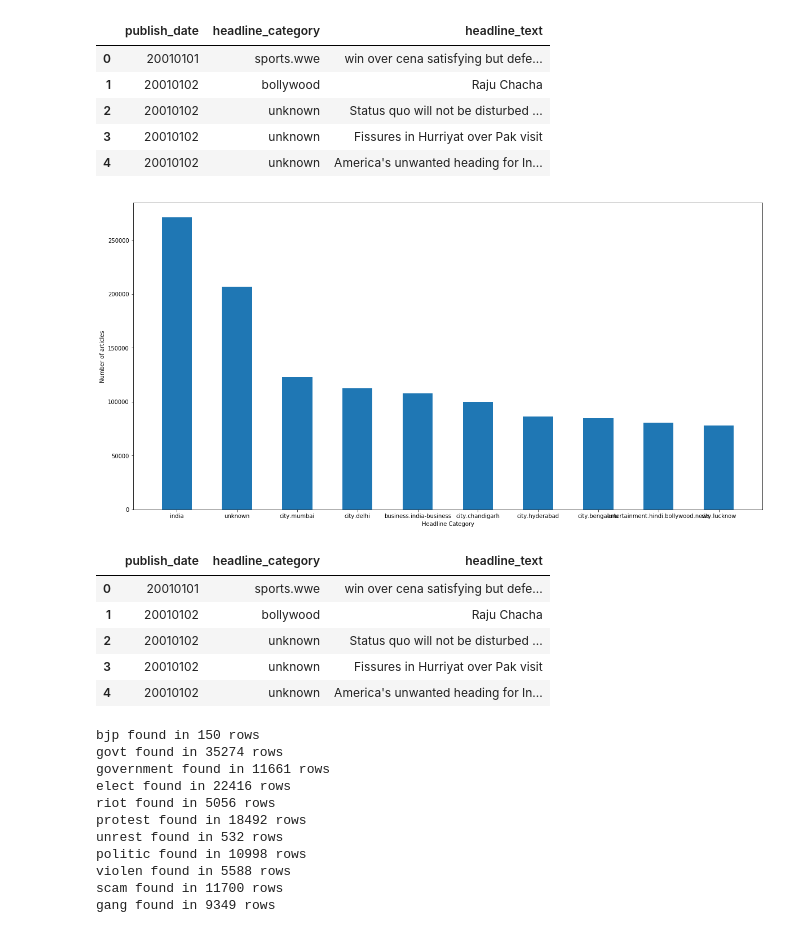
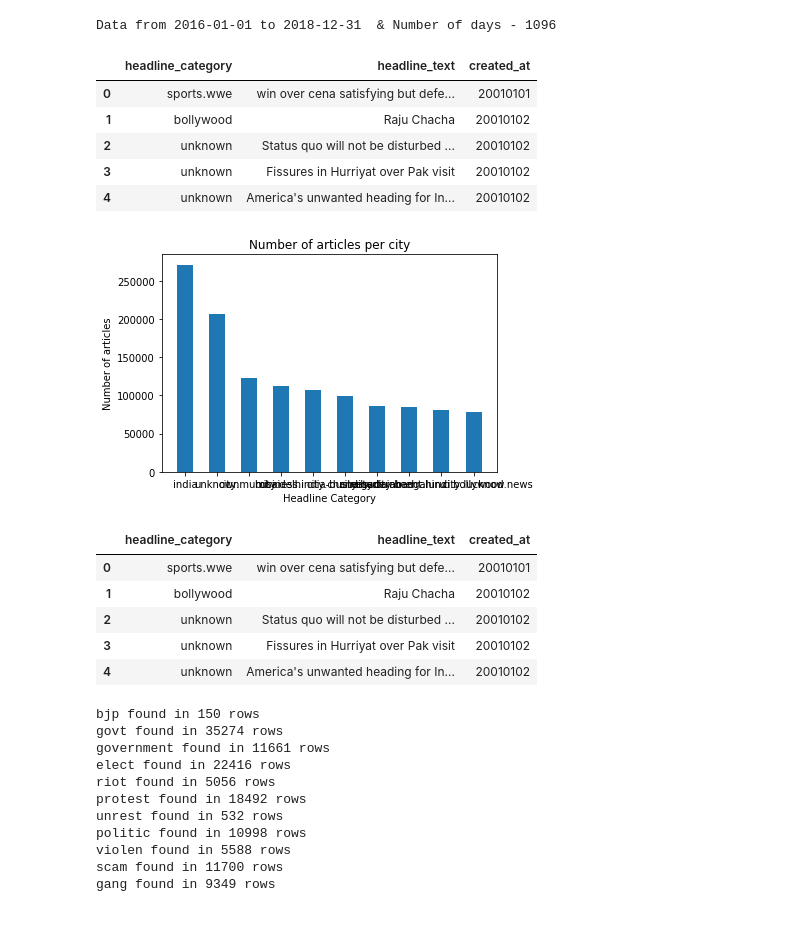
Before and after one commit to aashish-jain/Social-unrest-prediction, a Jupyter notebook: notebooks/headlines_dataset.ipynb, the cells around one changed output. Saved outputs shown, nothing was run; the diff lists cells and outputs as text; code cells hidden in the pictures.

Commit message:
made compatible functions & headlines

```diff
--- a/notebooks/headlines_dataset.ipynb
+++ b/notebooks/headlines_dataset.ipynb
@@ -14,28 +16,39 @@ The autoreload extension is already loaded. To reload it, use:
 # %%
 df = pd.read_csv("../../data/india-news-headlines.csv")
+# %%
+labels = process_acled_csv("../../data/1900-01-01-2019-03-23-India.csv",
+                           top_locations=30,
+                           end="31-dec-2018")
+# %% [output]
+Data from 2016-01-01 to 2018-12-31  & Number of days - 1096
+# %%
+df["created_at"] = df["publish_date"]
+del df["publish_date"]
 # %%
 df.head(5)
 # %% [output]
-|  | publish_date | headline_category | headline_text |
-| 0 | 20010101 | sports.wwe | win over cena satisfying but defe... |
-| 1 | 20010102 | bollywood | Raju Chacha |
-| 2 | 20010102 | unknown | Status quo will not be disturbed ... |
-| 3 | 20010102 | unknown | Fissures in Hurriyat over Pak visit |
-| 4 | 20010102 | unknown | America's unwanted heading for In... |
+|  | headline_category | headline_text | created_at |
+| 0 | sports.wwe | win over cena satisfying but defe... | 20010101 |
+| 1 | bollywood | Raju Chacha | 20010102 |
+| 2 | unknown | Status quo will not be disturbed ... | 20010102 |
+| 3 | unknown | Fissures in Hurriyat over Pak visit | 20010102 |
+| 4 | unknown | America's unwanted heading for In... | 20010102 |
 # %%
-plot_counter(df.headline_category, xlabel="Headline Category",
+plot_counter(df.headline_category,
+             title="Number of articles per city",
+             xlabel="Headline Category",
              ylabel="Number of articles")
 # %% [output]
-[figure, old version]
+[figure, new version]
 # %%
 df.head(5)
 # %% [output]
-|  | publish_date | headline_category | headline_text |
-| 0 | 20010101 | sports.wwe | win over cena satisfying but defe... |
-| 1 | 20010102 | bollywood | Raju Chacha |
-| 2 | 20010102 | unknown | Status quo will not be disturbed ... |
-| 3 | 20010102 | unknown | Fissures in Hurriyat over Pak visit |
-| 4 | 20010102 | unknown | America's unwanted heading for In... |
+|  | headline_category | headline_text | created_at |
+| 0 | sports.wwe | win over cena satisfying but defe... | 20010101 |
+| 1 | bollywood | Raju Chacha | 20010102 |
+| 2 | unknown | Status quo will not be disturbed ... | 20010102 |
+| 3 | unknown | Fissures in Hurriyat over Pak visit | 20010102 |
+| 4 | unknown | America's unwanted heading for In... | 20010102 |
 # %%
 def convert_to_datetime(df):
     """
```
Also changed, not shown: parts of 13 cells of this notebook, 3 other files.
